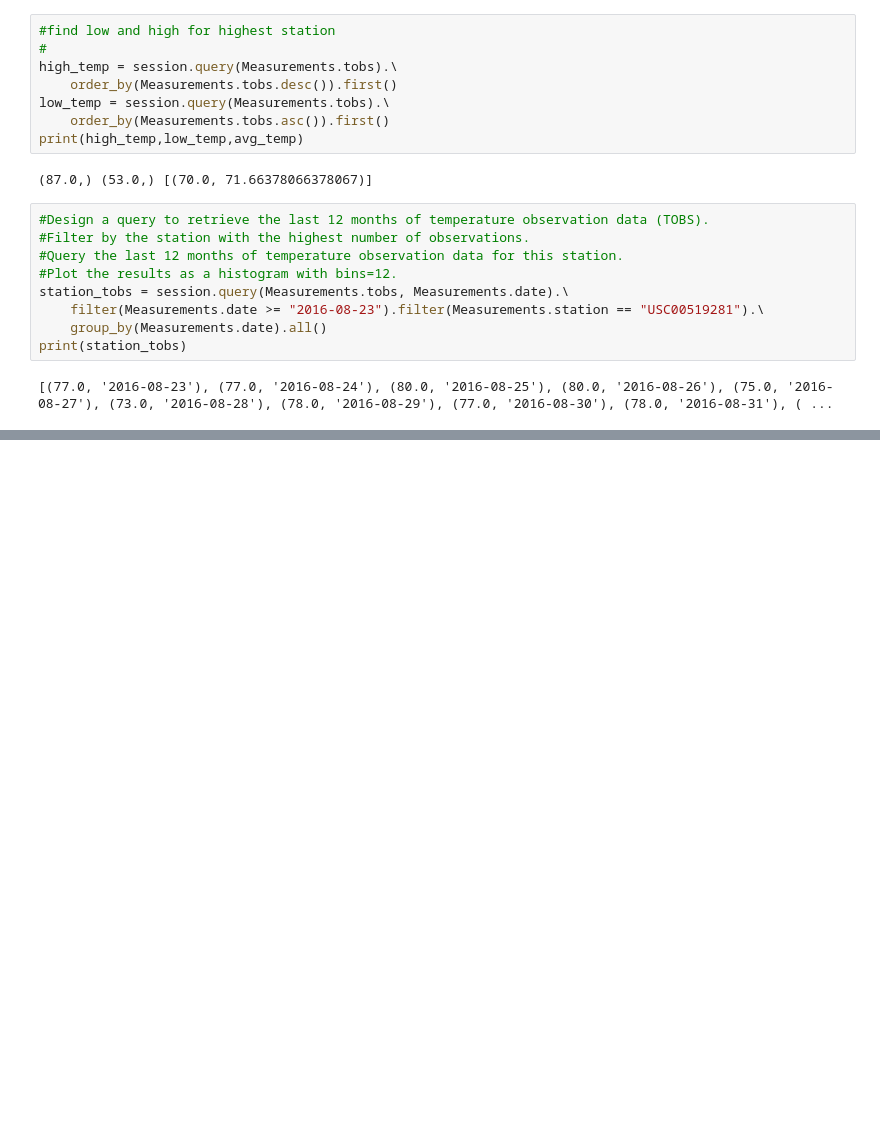
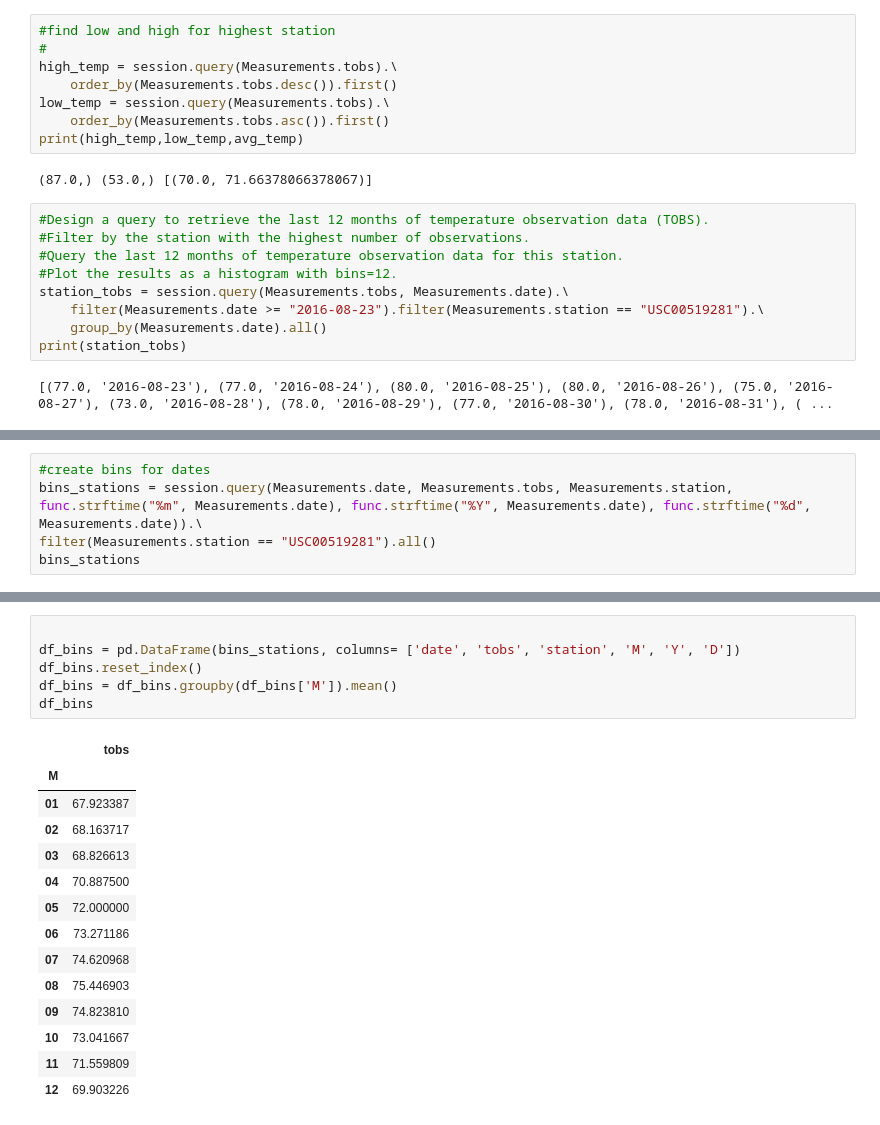
Before and after one commit to ashley-aguayo/sqlalchemy_challenge, a Jupyter notebook: Untitled-1.ipynb, the cells around one changed output, grey strips where cells are left out. Saved outputs shown, nothing was run; the diff lists cells and outputs as text; blank space fills up the shorter version.

```diff
--- a/Untitled-1.ipynb
+++ b/Untitled-1.ipynb
@@ -168,0 +171,5 @@ station_tobs.head(20)
+# %%
+#create bins for dates
+bins_stations = session.query(Measurements.date, Measurements.tobs, Measurements.station, func.strftime("%m", Measurements.date), func.strftime("%Y", Measurements.date), func.strftime("%d", Measurements.date)).\
+filter(Measurements.station == "USC00519281").all()
+bins_stations
@@ -169,3 +194,24 @@ station_tobs.head(20)
+# %%
+
+df_bins = pd.DataFrame(bins_stations, columns= ['date', 'tobs', 'station', 'M', 'Y', 'D'])
+df_bins.reset_index()
+df_bins = df_bins.groupby(df_bins['M']).mean()
+df_bins
+# %% [output]
+|  | tobs |
+| M |  |
+| 01 | 67.923387 |
+| 02 | 68.163717 |
+| 03 | 68.826613 |
+| 04 | 70.887500 |
+| 05 | 72.000000 |
+| 06 | 73.271186 |
+| 07 | 74.620968 |
+| 08 | 75.446903 |
+| 09 | 74.823810 |
+| 10 | 73.041667 |
+| 11 | 71.559809 |
+| 12 | 69.903226 |
 # %%
 x_value = station_tobs['tobs']
 y_value = station_tobs['date']
```
Also changed, not shown: parts of 4 cells of this notebook.
